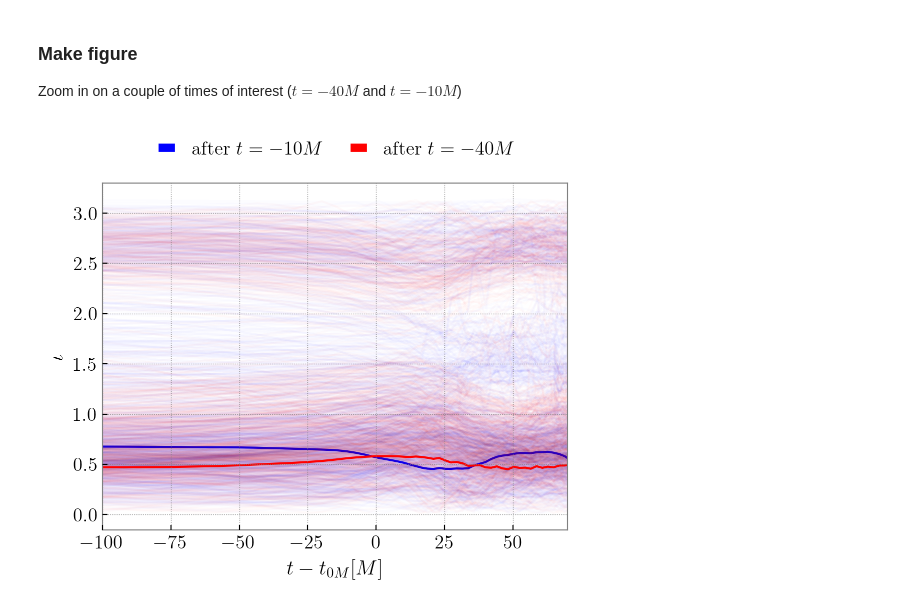
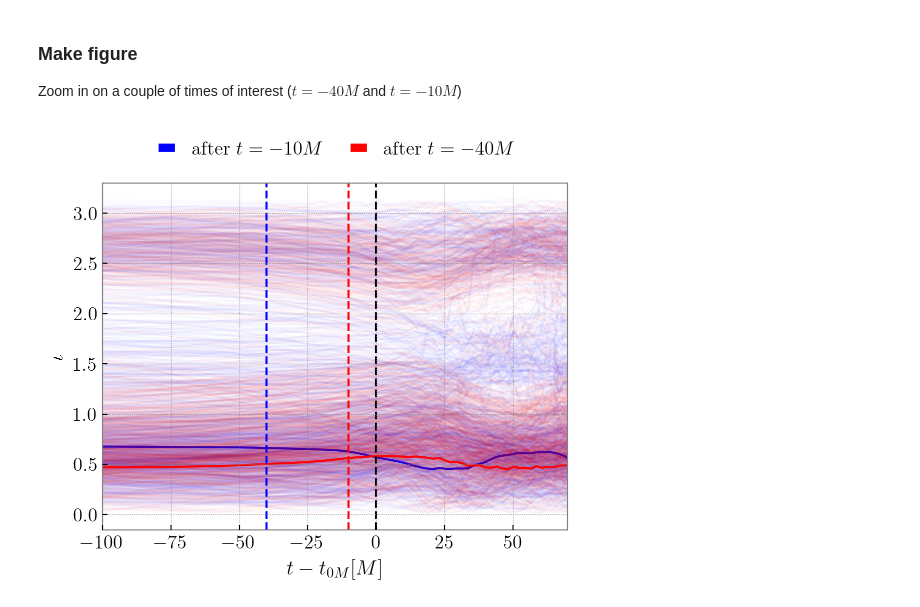
Before and after one commit to simonajmiller/gw190521-timedomain-release, a Jupyter notebook: figures/figure_04.ipynb, the cells around one changed output. Drawn from its saved outputs; the diff is of its cells as text; code cells hidden in the pictures.

Commit message:
working on plotting angles as a function of time

```diff
--- a/figures/figure_04.ipynb
+++ b/figures/figure_04.ipynb
@@ -62,32 +51,36 @@ colors = ['blue', 'red']
 times_to_plot = ['m10M', 'm40M']
 n_traces_to_plot = 500
 
 fig, axes = plt.subplots(1, 1)
 
 handles = []
 
 for i,tc in enumerate(times_to_plot):
 
     # plot all traces
     iota_vs_time = np.asarray(angles_vs_time_dict[f'rd {tc}']['incl_vs_time'])
     time = np.asarray(angles_vs_time_dict[f'rd {tc}']['time_M'])
-    axes.plot(time.T, iota_vs_time.T, color=colors[i], alpha=0.01, zorder=0)
+    axes.plot(time.T, iota_vs_time.T, color=colors[i], alpha=0.02, zorder=0)
 
     # plot maxP trace
     imax = np.argmax(reconstruction_dict[f'rd {tc}']['params']['ln_posterior'])
     axes.plot(time[imax,:], iota_vs_time[imax,:], color=colors[i], alpha=1, zorder=0)
 
     lbl = tc.replace('m', '-') if tc[0]=='m' else tc
     handles.append(Line2D([], [], color=colors[i],label=f'after $t = {lbl}$'))
+
+axes.axvline(0, ls='--', color='k')
+axes.axvline(-40, ls='--', color=colors[0])
+axes.axvline(-10, ls='--', color=colors[1])
 
 axes.set_xlim(-100, 70)
 axes.set_xlabel(r'$t-t_{0M} [M]$', fontsize=15)
 axes.set_ylabel(r'$\iota$', fontsize=15)
 
 axes.legend(handles=handles, fontsize=14, bbox_to_anchor=(0.1, 1.05, 0.8, .102),
                loc='lower left', ncols=2, mode="expand", borderaxespad=0., frameon=False)
 
 #plt.savefig('figure_04.pdf', bbox_inches='tight')
 plt.show()
 # %% [output]
-[figure, old version]
+[figure, new version]
```
Also changed, not shown: parts of 7 cells of this notebook, 2 other files.
